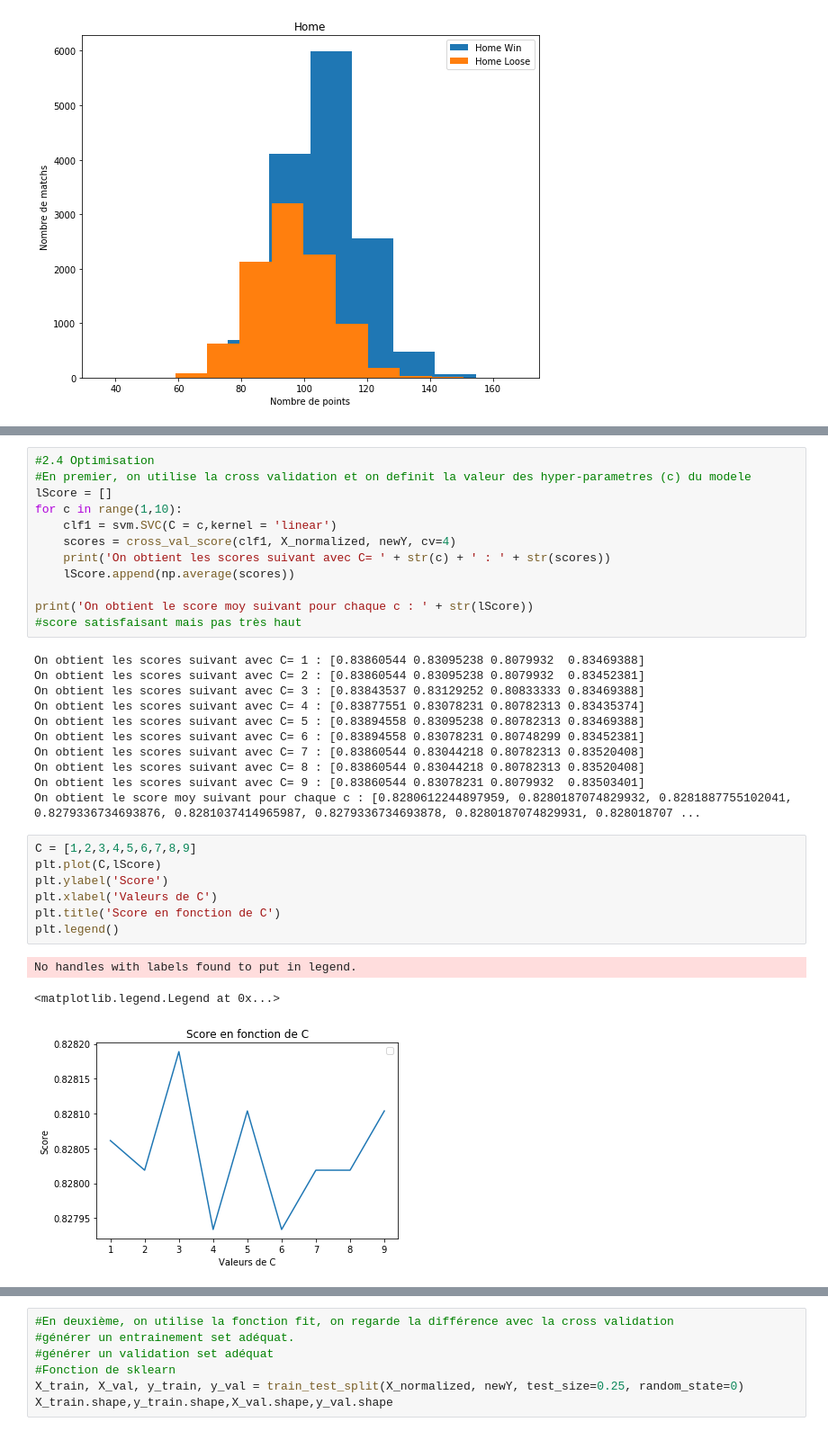
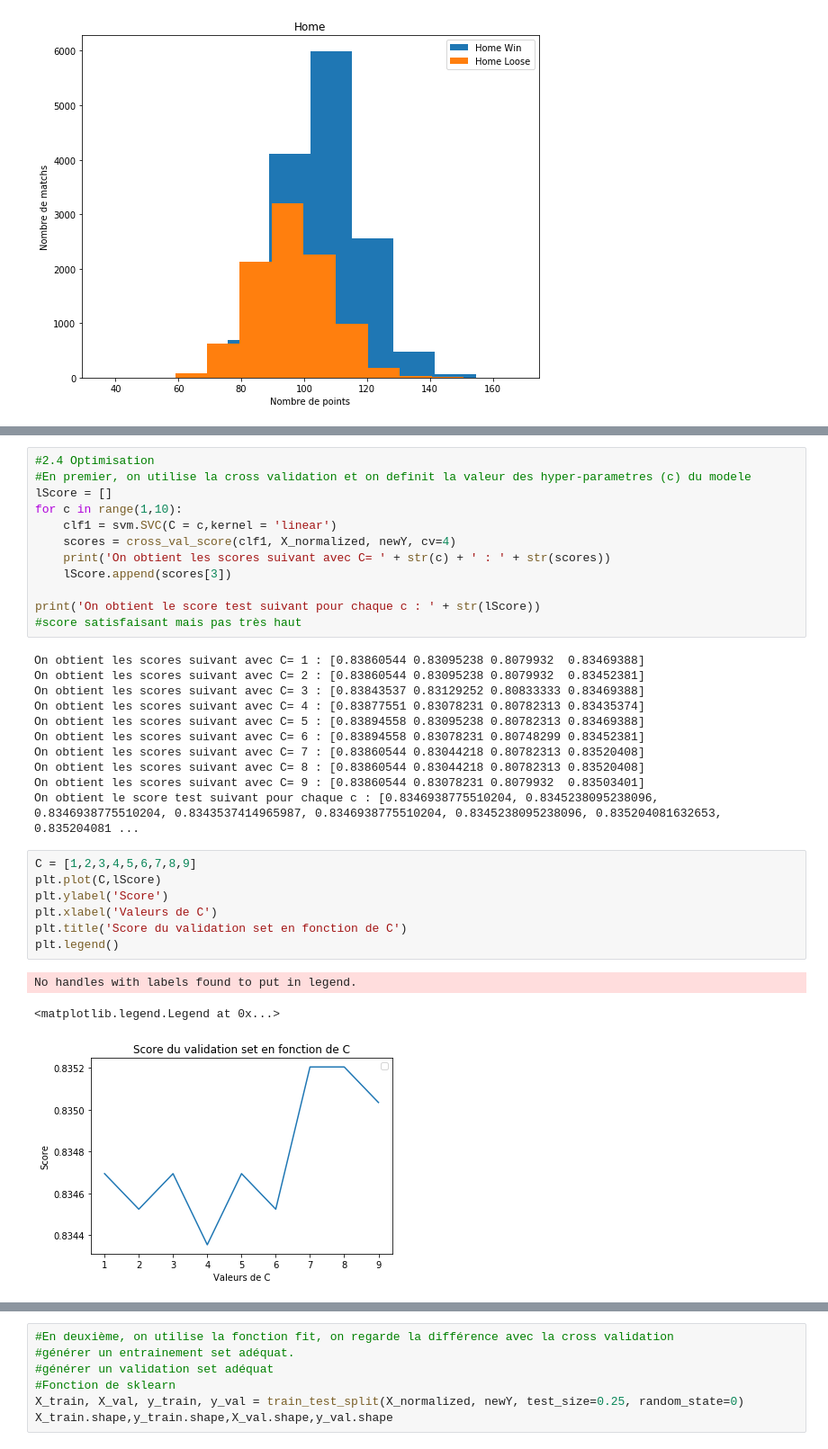
Before and after one commit to atn99/Projet_AA, a Jupyter notebook: Projet NBA.ipynb, the cells around one changed output, grey strips where cells are left out. Shown: that part at 90% size. Cells and saved outputs as stored; diff of their text form.

```diff
--- a/Projet NBA.ipynb
+++ b/Projet NBA.ipynb
@@ -295,9 +309,9 @@ for c in range(1,10):
     clf1 = svm.SVC(C = c,kernel = 'linear')
     scores = cross_val_score(clf1, X_normalized, newY, cv=4)
     print('On obtient les scores suivant avec C= ' + str(c) + ' : ' + str(scores))
-    lScore.append(np.average(scores))
+    lScore.append(scores[3])
 
-print('On obtient le score moy suivant pour chaque c : ' + str(lScore))
+print('On obtient le score test suivant pour chaque c : ' + str(lScore))
 #score satisfaisant mais pas très haut
 # %% [output]
 On obtient les scores suivant avec C= 1 : [0.83860544 0.83095238 0.8079932  0.83469388]
@@ -309,15 +323,15 @@ On obtient les scores suivant avec C= 6 : [0.83894558 0.83078231 0.80748299 0.83
 On obtient les scores suivant avec C= 7 : [0.83860544 0.83044218 0.80782313 0.83520408]
 On obtient les scores suivant avec C= 8 : [0.83860544 0.83044218 0.80782313 0.83520408]
 On obtient les scores suivant avec C= 9 : [0.83860544 0.83078231 0.8079932  0.83503401]
-On obtient le score moy suivant pour chaque c : [0.8280612244897959, 0.8280187074829932, 0.8281887755102041, 0.8279336734693876, 0.8281037414965987, 0.8279336734693878, 0.8280187074829931, 0.828018707 ...
+On obtient le score test suivant pour chaque c : [0.8346938775510204, 0.8345238095238096, 0.8346938775510204, 0.8343537414965987, 0.8346938775510204, 0.8345238095238096, 0.835204081632653, 0.835204081 ...
 # %%
 C = [1,2,3,4,5,6,7,8,9]
 plt.plot(C,lScore)
 plt.ylabel('Score')
 plt.xlabel('Valeurs de C')
-plt.title('Score en fonction de C')
+plt.title('Score du validation set en fonction de C')
 plt.legend()
 # %% [output]
 No handles with labels found to put in legend.
 <matplotlib.legend.Legend at 0x...>
-[figure, old version]
+[figure, new version]
```
Also changed, not shown: parts of 8 cells of this notebook.
